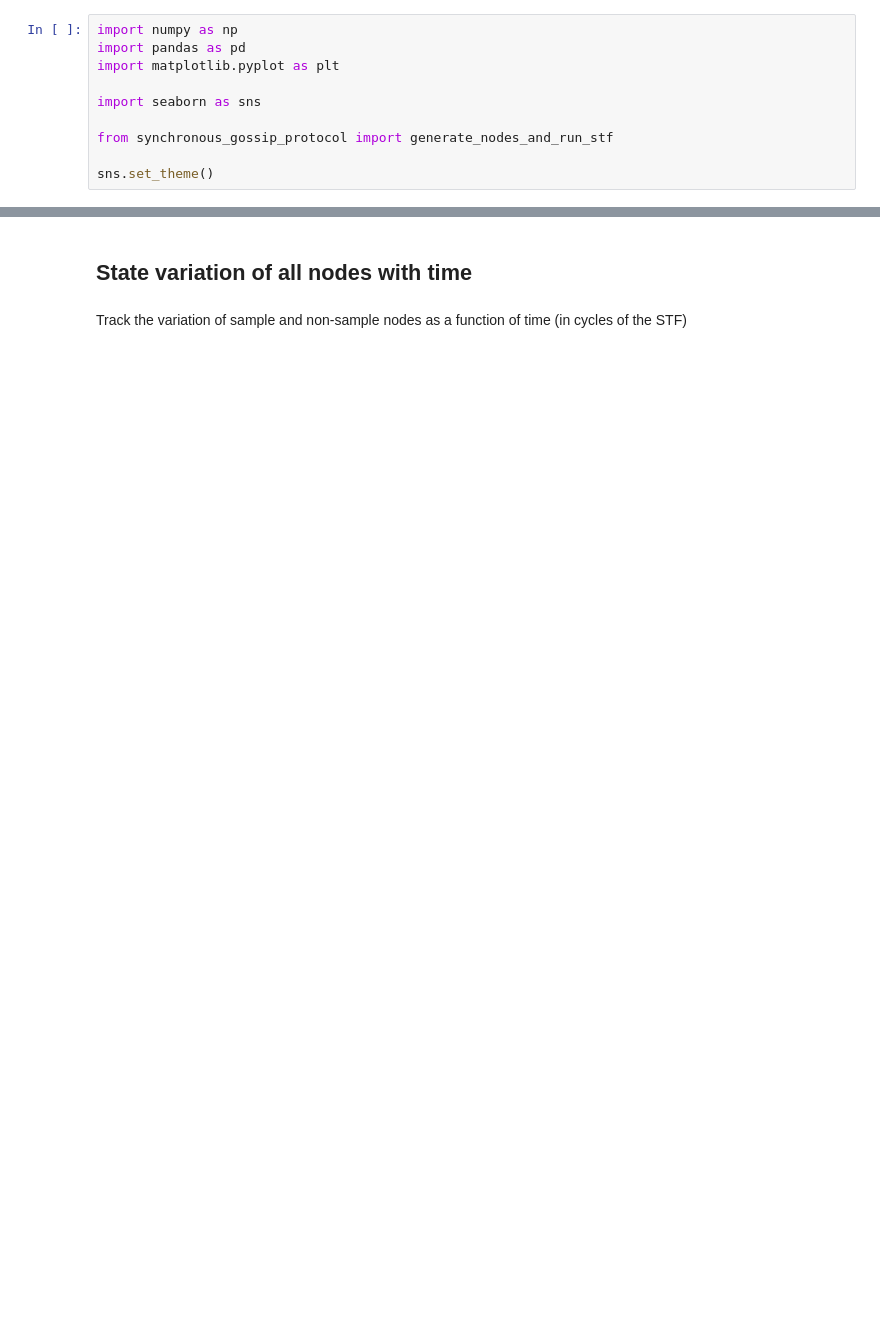
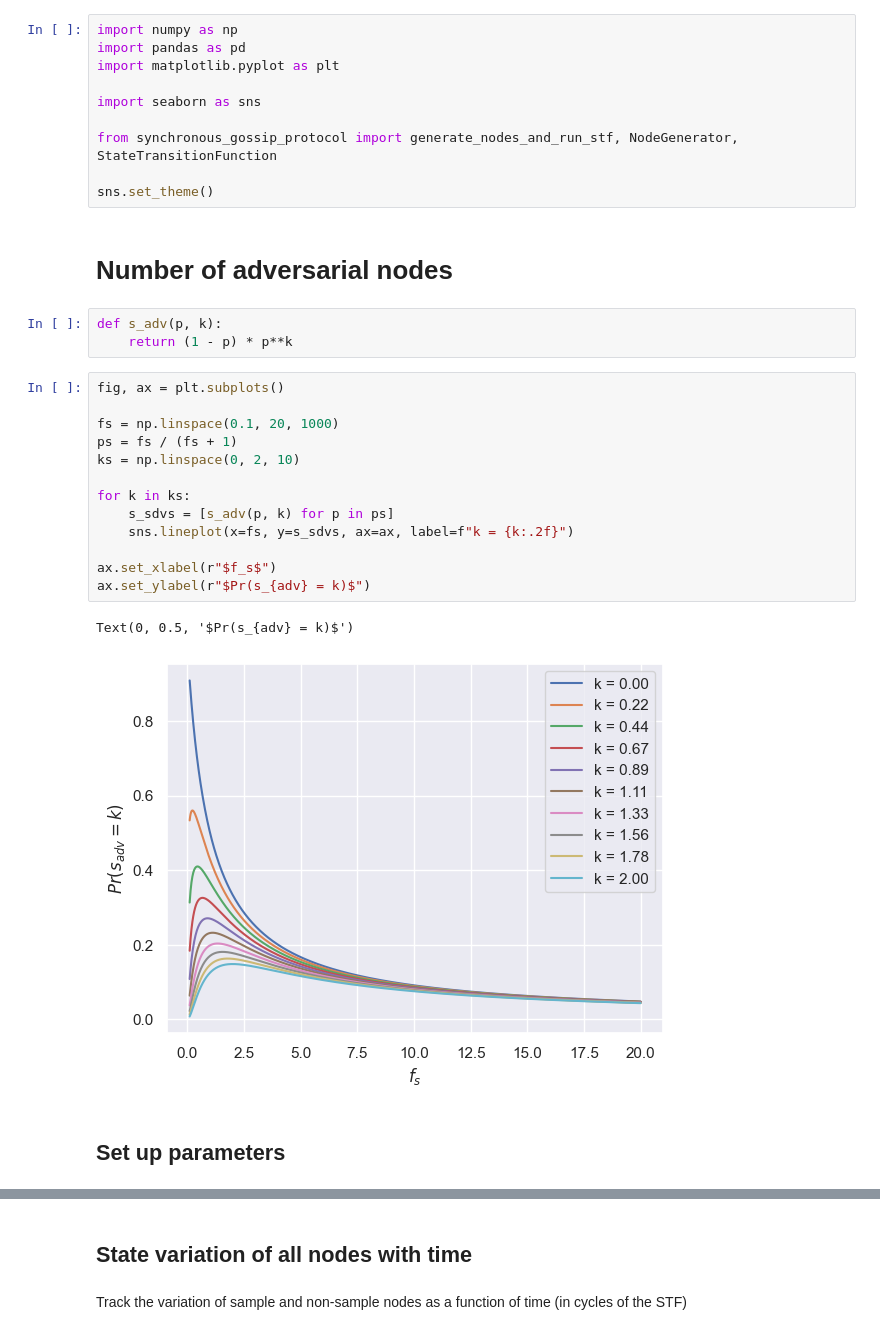
Before and after one commit to dineshpinto/synchronous-gossip-protocol, a Jupyter notebook: synchronous_gossip.ipynb, the cells around one changed output, grey strips where cells are left out. Saved outputs shown, nothing was run; the diff lists cells and outputs as text; blank space fills up the shorter version.

```diff
--- a/synchronous_gossip.ipynb
+++ b/synchronous_gossip.ipynb
@@ -5,8 +5,31 @@ import matplotlib.pyplot as plt
 
 import seaborn as sns
 
-from synchronous_gossip_protocol import generate_nodes_and_run_stf
+from synchronous_gossip_protocol import generate_nodes_and_run_stf, NodeGenerator, StateTransitionFunction
 
 sns.set_theme()
+# %% [markdown]
+# Number of adversarial nodes
+# %%
+def s_adv(p, k):
+    return (1 - p) * p**k
+# %%
+fig, ax = plt.subplots()
+
+fs = np.linspace(0.1, 20, 1000)
+ps = fs / (fs + 1)
+ks = np.linspace(0, 2, 10)
+
+for k in ks:
+    s_sdvs = [s_adv(p, k) for p in ps]
+    sns.lineplot(x=fs, y=s_sdvs, ax=ax, label=f"k = {k:.2f}")
+
+ax.set_xlabel(r"$f_s$")
+ax.set_ylabel(r"$Pr(s_{adv} = k)$")
+# %% [output]
+Text(0, 0.5, '$Pr(s_{adv} = k)$')
+[figure, added]
+# %% [markdown]
+## Set up parameters
 # %%
 total_nodes = 10000
```
Also changed, not shown: parts of 15 cells of this notebook, 2 other files.
